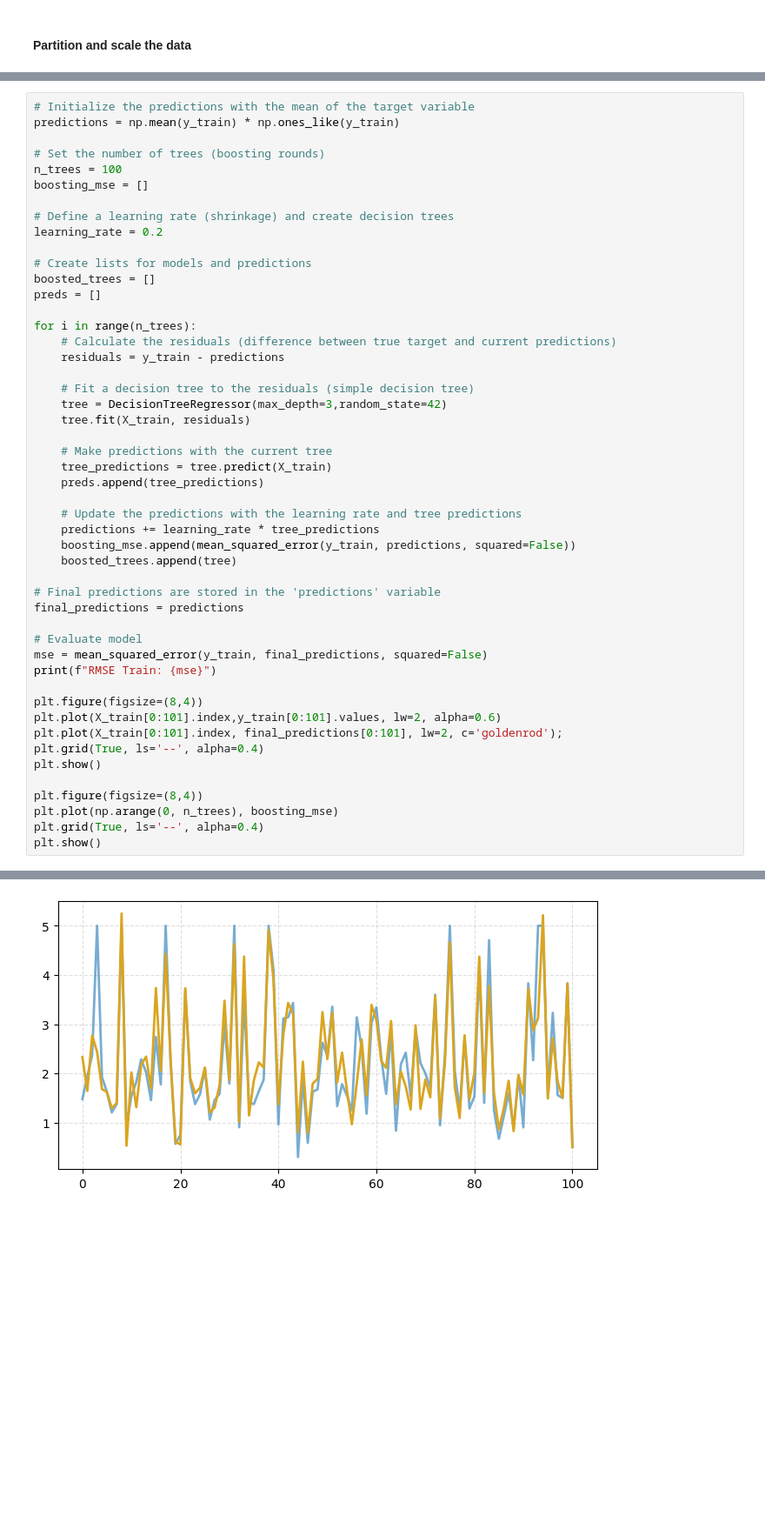
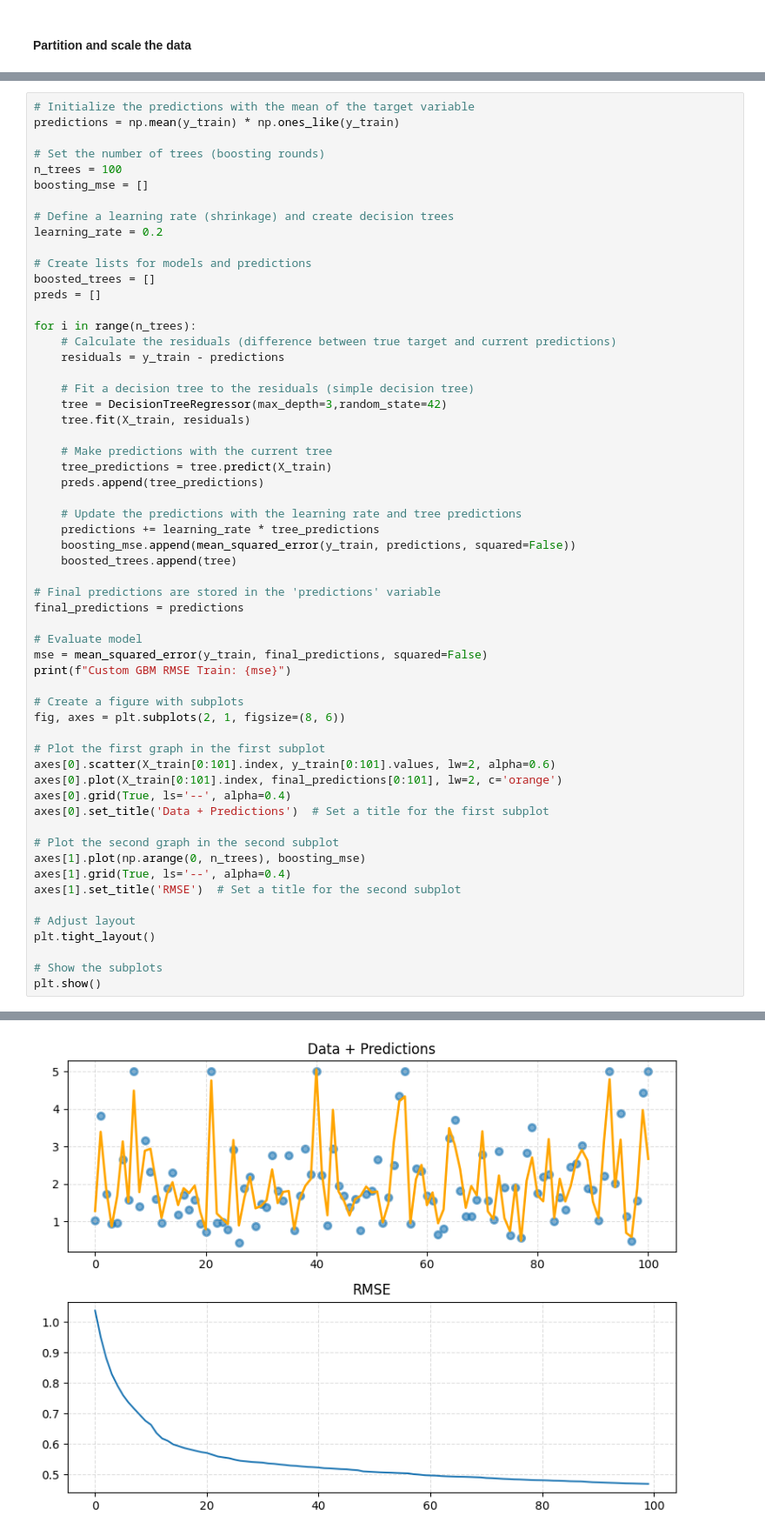
Before and after one commit to Igor-Kuts/Projects, a Jupyter notebook: Machine Learning/gradient_boosting.ipynb, the cells around one changed output, grey strips where cells are left out. Shown: that part at 87% size. Cells and saved outputs as stored; diff of their text form; blank space fills up the shorter version.

```diff
--- a/Machine Learning/gradient_boosting.ipynb
+++ b/Machine Learning/gradient_boosting.ipynb
@@ -84,16 +141,25 @@ final_predictions = predictions
 
 # Evaluate model
 mse = mean_squared_error(y_train, final_predictions, squared=False)
-print(f"RMSE Train: {mse}")
+print(f"Custom GBM RMSE Train: {mse}")
 
-plt.figure(figsize=(8,4))
-plt.plot(X_train[0:101].index,y_train[0:101].values, lw=2, alpha=0.6)
-plt.plot(X_train[0:101].index, final_predictions[0:101], lw=2, c='goldenrod');
-plt.grid(True, ls='--', alpha=0.4)
+# Create a figure with subplots
+fig, axes = plt.subplots(2, 1, figsize=(8, 6))
+
+# Plot the first graph in the first subplot
+axes[0].scatter(X_train[0:101].index, y_train[0:101].values, lw=2, alpha=0.6)
+axes[0].plot(X_train[0:101].index, final_predictions[0:101], lw=2, c='orange')
+axes[0].grid(True, ls='--', alpha=0.4)
+axes[0].set_title('Data + Predictions')  # Set a title for the first subplot
+
+# Plot the second graph in the second subplot
+axes[1].plot(np.arange(0, n_trees), boosting_mse)
+axes[1].grid(True, ls='--', alpha=0.4)
+axes[1].set_title('RMSE')  # Set a title for the second subplot
+
+# Adjust layout
+plt.tight_layout()
+
+# Show the subplots
 plt.show()
-
-plt.figure(figsize=(8,4))
-plt.plot(np.arange(0, n_trees), boosting_mse)
-plt.grid(True, ls='--', alpha=0.4)
-plt.show()
 # %% [output]
@@ -101 +167 @@ RMSE Train: 0.47069450033270727
-[figure, old version]
+[figure, new version]
```
Also changed, not shown: parts of 14 cells of this notebook, 1 other file.
